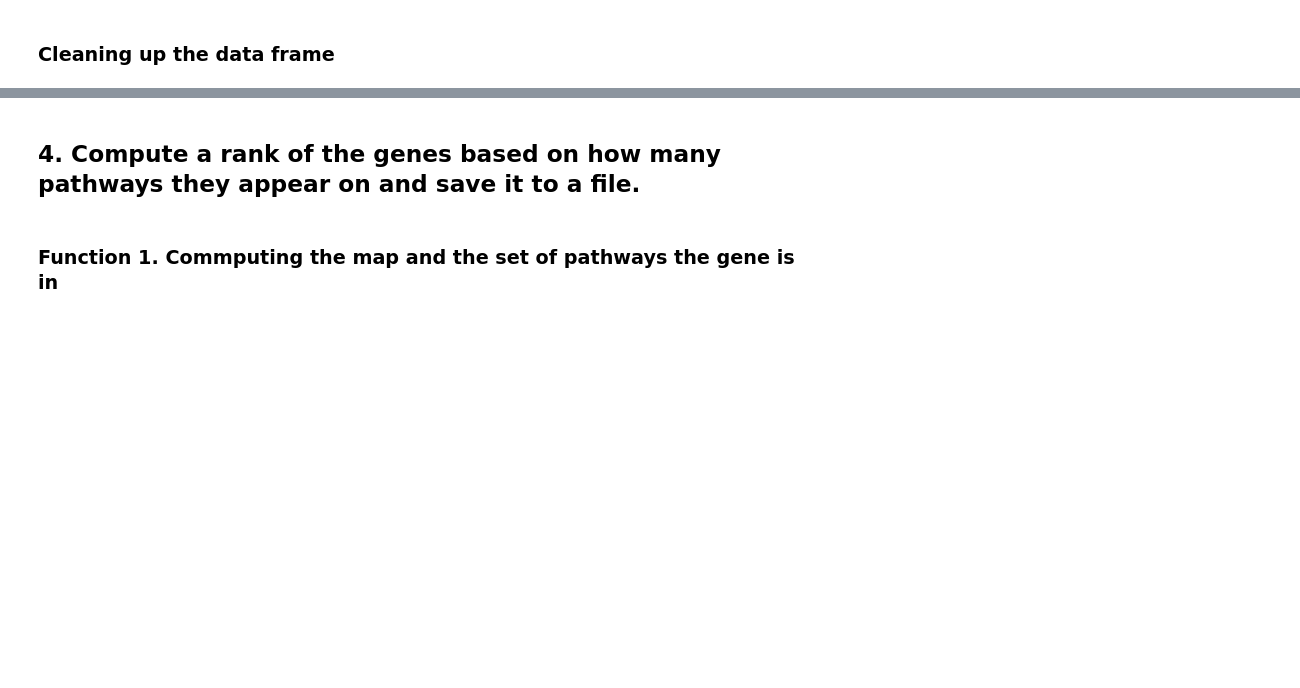
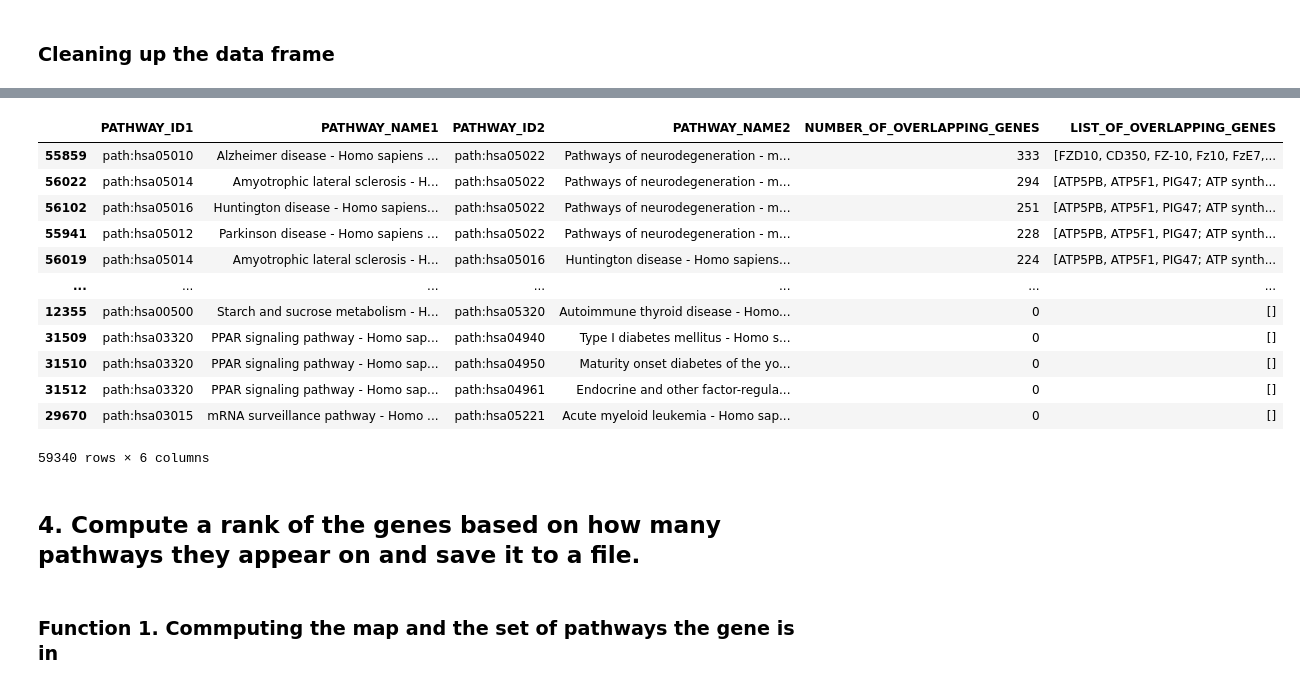
Before and after one commit to Faithcarranza/Kegg_pathways, a Jupyter notebook: Team1_project2.ipynb, the cells around one changed output, grey strips where cells are left out. Drawn from its saved outputs; the diff is of its cells as text; code cells hidden in the pictures; blank space fills up the shorter version.

```diff
--- a/Team1_project2.ipynb
+++ b/Team1_project2.ipynb
@@ -307 +316,19 @@ KEGG_crosstalk.head()
+# %%
+#ordering by descending order
+
+KEGG_crosstalk.sort_values(by = ['NUMBER_OF_OVERLAPPING_GENES'], ascending=False)
+# %% [output]
+|  | PATHWAY_ID1 | PATHWAY_NAME1 | PATHWAY_ID2 | PATHWAY_NAME2 | NUMBER_OF_OVERLAPPING_GENES | LIST_OF_OVERLAPPING_GENES |
+| 55859 | path:hsa05010 | Alzheimer disease - Homo sapiens ... | path:hsa05022 | Pathways of neurodegeneration - m... | 333 | [FZD10, CD350, FZ-10, Fz10, FzE7,... |
+| 56022 | path:hsa05014 | Amyotrophic lateral sclerosis - H... | path:hsa05022 | Pathways of neurodegeneration - m... | 294 | [ATP5PB, ATP5F1, PIG47; ATP synth... |
+| 56102 | path:hsa05016 | Huntington disease - Homo sapiens... | path:hsa05022 | Pathways of neurodegeneration - m... | 251 | [ATP5PB, ATP5F1, PIG47; ATP synth... |
+| 55941 | path:hsa05012 | Parkinson disease - Homo sapiens ... | path:hsa05022 | Pathways of neurodegeneration - m... | 228 | [ATP5PB, ATP5F1, PIG47; ATP synth... |
+| 56019 | path:hsa05014 | Amyotrophic lateral sclerosis - H... | path:hsa05016 | Huntington disease - Homo sapiens... | 224 | [ATP5PB, ATP5F1, PIG47; ATP synth... |
+| ... | ... | ... | ... | ... | ... | ... |
+| 12355 | path:hsa00500 | Starch and sucrose metabolism - H... | path:hsa05320 | Autoimmune thyroid disease - Homo... | 0 | [] |
+| 31509 | path:hsa03320 | PPAR signaling pathway - Homo sap... | path:hsa04940 | Type I diabetes mellitus - Homo s... | 0 | [] |
+| 31510 | path:hsa03320 | PPAR signaling pathway - Homo sap... | path:hsa04950 | Maturity onset diabetes of the yo... | 0 | [] |
+| 31512 | path:hsa03320 | PPAR signaling pathway - Homo sap... | path:hsa04961 | Endocrine and other factor-regula... | 0 | [] |
+| 29670 | path:hsa03015 | mRNA surveillance pathway - Homo ... | path:hsa05221 | Acute myeloid leukemia - Homo sap... | 0 | [] |
+59340 rows × 6 columns
 # %%
```
Also changed, not shown: parts of 27 cells of this notebook.
